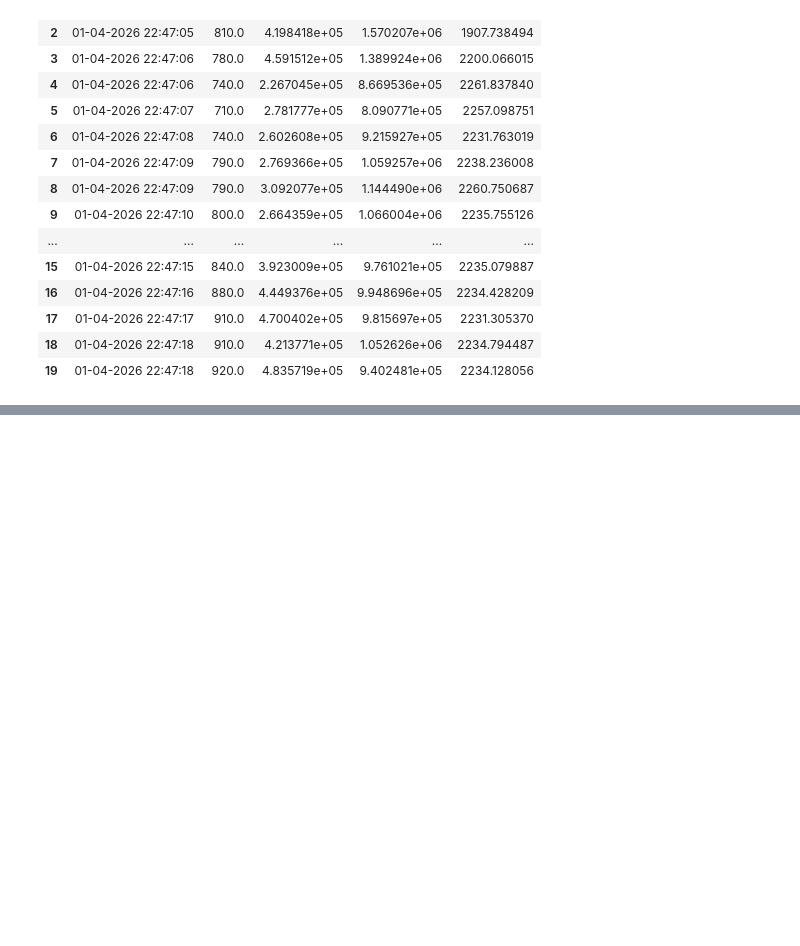
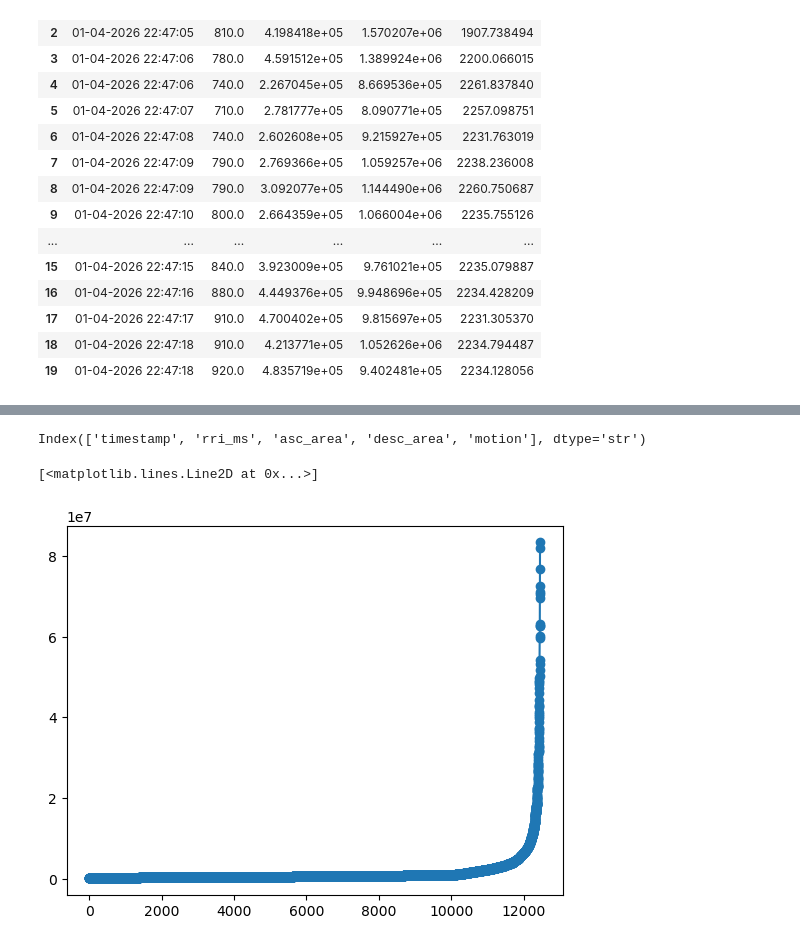
Before and after one commit to ShixinWang-proj/feature_extract_pipeline, a Jupyter notebook: llxaa.ipynb, the cells around one changed output, grey strips where cells are left out. Cells and saved outputs as stored; diff of their text form; code cells hidden in the pictures; blank space fills up the shorter version.

```diff
--- a/llxaa.ipynb
+++ b/llxaa.ipynb
@@ -162,0 +260,14 @@ fea.head(20)
+# %%
+b.columns
+# %% [output]
+Index(['timestamp', 'rri_ms', 'asc_area', 'desc_area', 'motion'], dtype='str')
+# %%
+y = b.asc_area.to_numpy()
+# %%
+y = np.sort(y)
+# %%
+
+plt.plot(y, 'o-')
+# %% [output]
+[<matplotlib.lines.Line2D at 0x...>]
+[figure, added]
```
Also changed, not shown: parts of 17 cells of this notebook, 4 other files.
